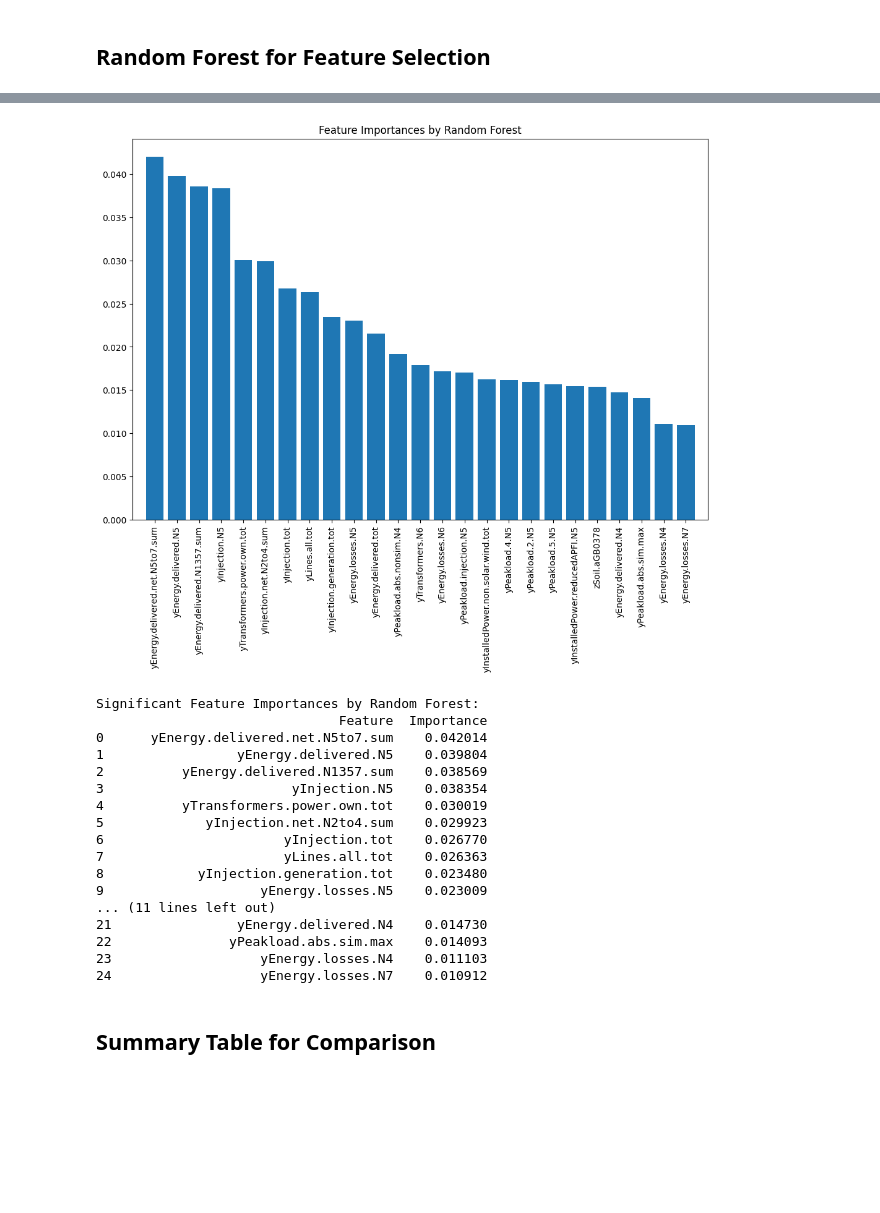
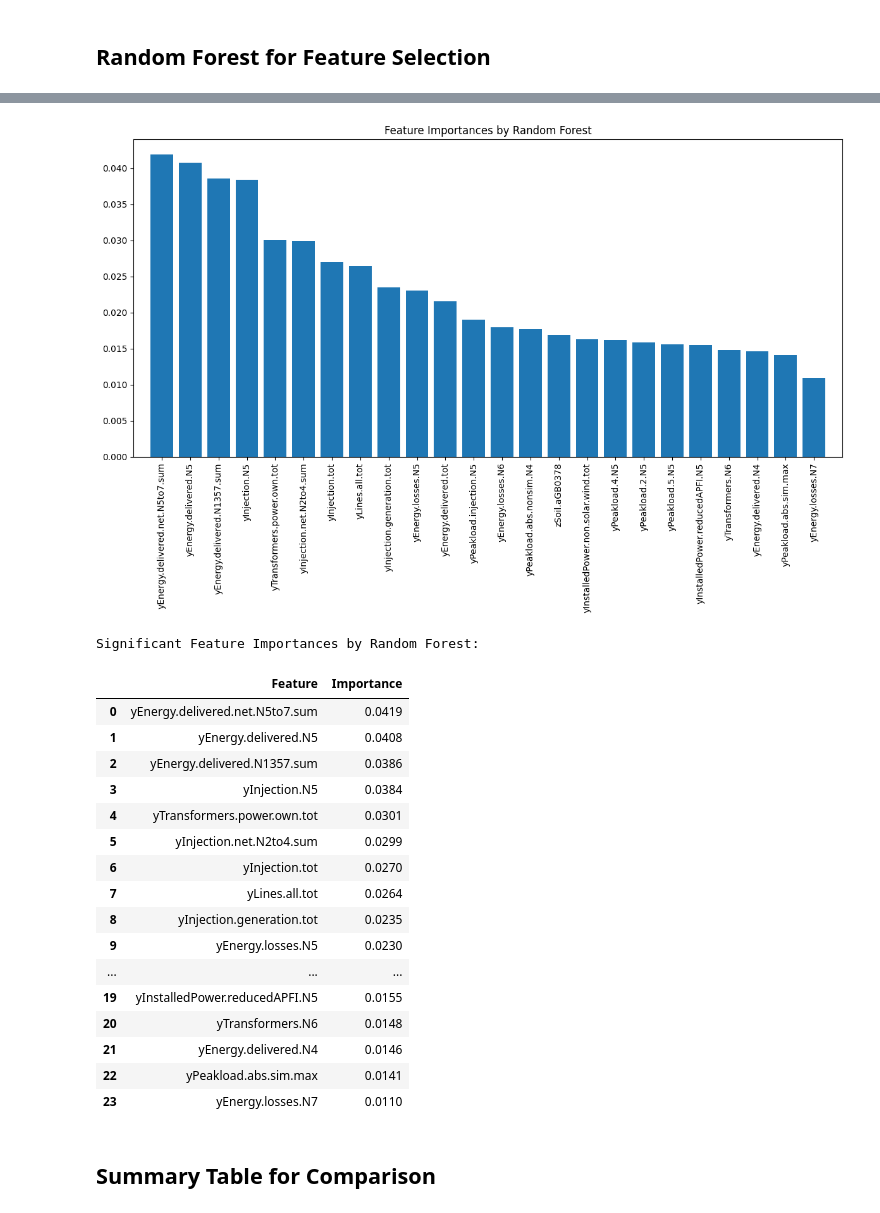
Before and after one commit to ducanhnguyen99/BNetzA, a Jupyter notebook: Benedict/First Analysis.ipynb, the cells around one changed output, grey strips where cells are left out. Cells and saved outputs as stored; diff of their text form; code cells hidden in the pictures; blank space fills up the shorter version.

Commit message:
First Analysis with proper Preprocessing

```diff
--- a/Benedict/First Analysis.ipynb
+++ b/Benedict/First Analysis.ipynb
@@ -271,55 +445,63 @@ Evaluating the model (Random Forest)...
 # %%
 import matplotlib.pyplot as plt
 import pandas as pd
+import numpy as np
 
 # Define a threshold for significance
 threshold = 0.01
 
 # Get feature importances
 importances = rf.feature_importances_
 indices = np.argsort(importances)[::-1]
-feature_names = X_train.columns[indices]
+
+# Store the original column names before preprocessing
+original_columns = X.columns
+
+# Map indices back to original column names
+feature_names = original_columns[indices]
 
 # Filter significant features
 significant_indices = indices[importances[indices] > threshold]
 significant_importances = importances[significant_indices]
 significant_feature_names = feature_names[importances[indices] > threshold]
 
 # Plot significant feature importances
 plt.figure(figsize=(12, 8))
 plt.title("Feature Importances by Random Forest")
 plt.bar(range(len(significant_indices)), significant_importances, align="center")
 plt.xticks(range(len(significant_indices)), significant_feature_names, rotation=90)
 plt.xlim([-1, len(significant_indices)])
+plt.tight_layout()
 plt.show()
 
 # Print significant feature importances
 importance_df = pd.DataFrame({
     'Feature': significant_feature_names,
     'Importance': significant_importances
 })
 
 print("Significant Feature Importances by Random Forest:")
-print(importance_df)
+importance_df
 # %% [output]
-[figure, old version]
+[figure, new version]
 Significant Feature Importances by Random Forest:
-                               Feature  Importance
-0      yEnergy.delivered.net.N5to7.sum    0.042014
-1                 yEnergy.delivered.N5    0.039804
-2          yEnergy.delivered.N1357.sum    0.038569
-3                        yInjection.N5    0.038354
-4          yTransformers.power.own.tot    0.030019
-5             yInjection.net.N2to4.sum    0.029923
-6                       yInjection.tot    0.026770
-7                       yLines.all.tot    0.026363
-8            yInjection.generation.tot    0.023480
-9                    yEnergy.losses.N5    0.023009
-... (11 lines left out)
-21                yEnergy.delivered.N4    0.014730
-22               yPeakload.abs.sim.max    0.014093
-23                   yEnergy.losses.N4    0.011103
-24                   yEnergy.losses.N7    0.010912
+|  | Feature | Importance |
+| 0 | yEnergy.delivered.net.N5to7.sum | 0.0419 |
+| 1 | yEnergy.delivered.N5 | 0.0408 |
+| 2 | yEnergy.delivered.N1357.sum | 0.0386 |
+| 3 | yInjection.N5 | 0.0384 |
+| 4 | yTransformers.power.own.tot | 0.0301 |
+| 5 | yInjection.net.N2to4.sum | 0.0299 |
+| 6 | yInjection.tot | 0.0270 |
+| 7 | yLines.all.tot | 0.0264 |
+| 8 | yInjection.generation.tot | 0.0235 |
+| 9 | yEnergy.losses.N5 | 0.0230 |
+| ... | ... | ... |
+| 19 | yInstalledPower.reducedAPFI.N5 | 0.0155 |
+| 20 | yTransformers.N6 | 0.0148 |
+| 21 | yEnergy.delivered.N4 | 0.0146 |
+| 22 | yPeakload.abs.sim.max | 0.0141 |
+| 23 | yEnergy.losses.N7 | 0.0110 |
 # %% [markdown]
 ## Summary Table for Comparison
 # %%
```
Also changed, not shown: parts of 13 cells of this notebook, 2 other files.
